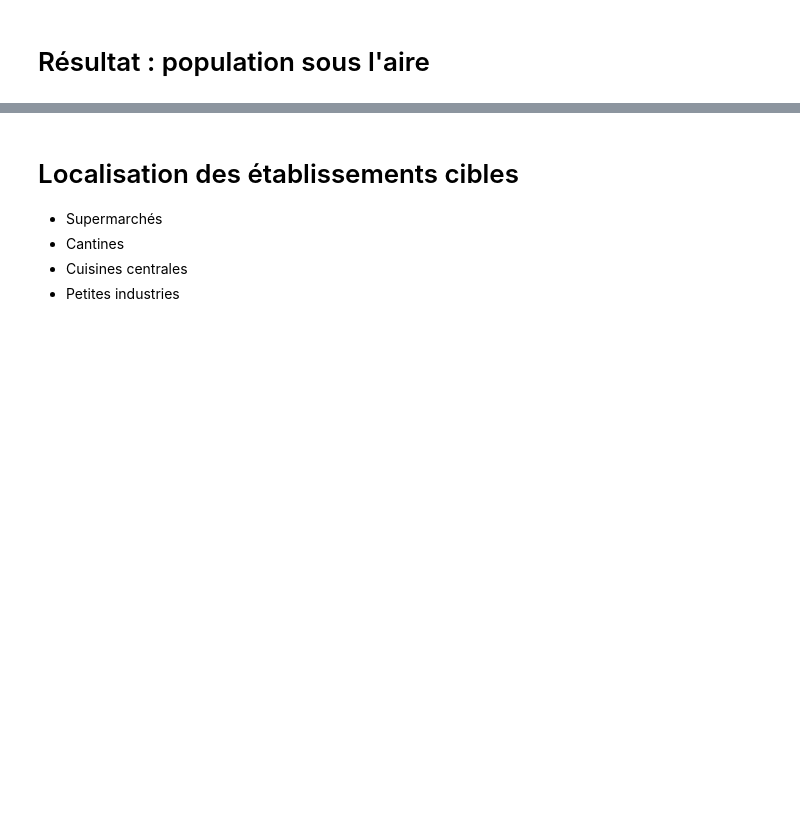
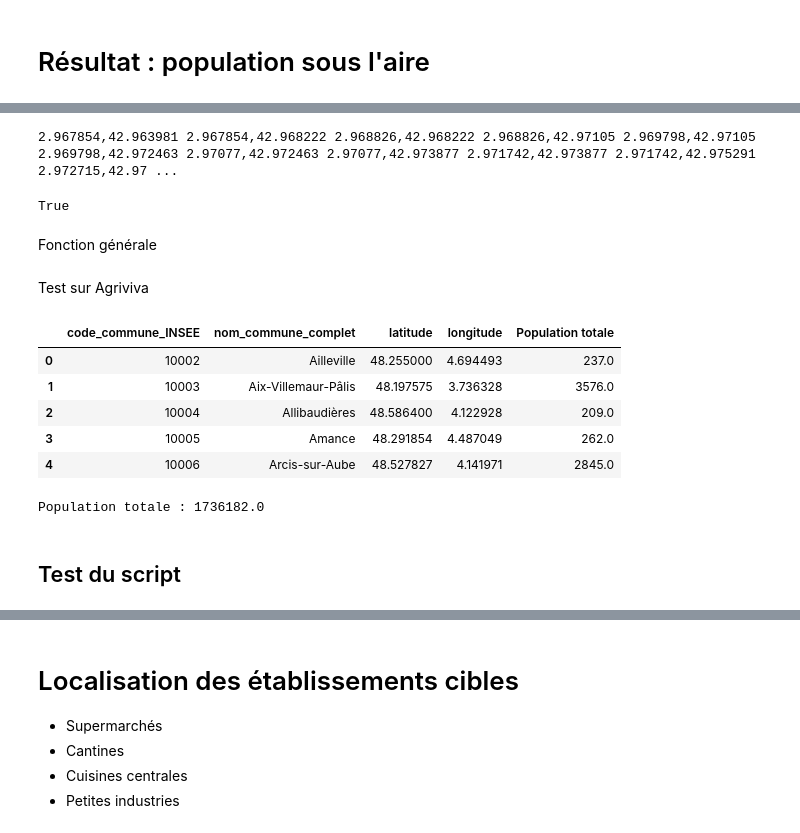
Before and after one commit to basile-desjuzeur/zone-de-chalandise, a Jupyter notebook: Notebooks/Clean données nationales.ipynb, the cells around one changed output, grey strips where cells are left out. Cells and saved outputs as stored; diff of their text form; code cells hidden in the pictures; blank space fills up the shorter version.

Commit message:
feat : get the population under a kml file

```diff
--- a/Notebooks/Clean données nationales.ipynb
+++ b/Notebooks/Clean données nationales.ipynb
@@ -226,0 +215,45 @@ No <coordinates> element found within any Polygon element in the KML file.
+# %%
+import geopandas as gpd
+from shapely.geometry import Point
+
+# Read the KML file
+file_path = "../Données sites/agriviva.kml"
+
+# parse the kml file
+from lxml import etree
+
+with open(file_path) as f:
+    doc = etree.parse(f)
+
+# get the coordinates, file is as follow :       <Polygon><outerBoundaryIs><LinearRing><coordinates>
+coordinates = doc.findall('.//{http://www.opengis.net/kml/2.2}coordinates')
+
+
+
+print(coordinates[0].text)
+# %% [output]
+2.967854,42.963981 2.967854,42.968222 2.968826,42.968222 2.968826,42.97105 2.969798,42.97105 2.969798,42.972463 2.97077,42.972463 2.97077,42.973877 2.971742,42.973877 2.971742,42.975291 2.972715,42.97 ...
+# %%
+from shapely.geometry import Polygon
+
+# Parse the coordinates
+coordinates = coordinates[0].text.split()
+
+# Create a list of (longitude, latitude) pairs
+points = [tuple(map(float, coord.split(','))) for coord in coordinates]
+
+# reverse the order of coordinates in a tuple
+points = [(y, x) for x, y in points]
+
+# Create the polygon
+polygon = Polygon(points)
+
+
+# check if a point is inside the polygon
+point = Point(43.6100709,3.83297)
+
+polygon.contains(point)
+# %% [output]
+True
+# %% [markdown]
+Fonction générale
@@ -226,0 +289,27 @@ No <coordinates> element found within any Polygon element in the KML file.
+# %% [markdown]
+Test sur Agriviva
+# %%
+import pandas as pd
+
+df = pd.read_csv('../Données nationales/population-par-commune.csv')
+
+
+df.head()
+# %% [output]
+|  | code_commune_INSEE | nom_commune_complet | latitude | longitude | Population totale |
+| 0 | 10002 | Ailleville | 48.255000 | 4.694493 | 237.0 |
+| 1 | 10003 | Aix-Villemaur-Pâlis | 48.197575 | 3.736328 | 3576.0 |
+| 2 | 10004 | Allibaudières | 48.586400 | 4.122928 | 209.0 |
+| 3 | 10005 | Amance | 48.291854 | 4.487049 | 262.0 |
+| 4 | 10006 | Arcis-sur-Aube | 48.527827 | 4.141971 | 2845.0 |
+# %%
+polygon = kml_to_polygon("../Données sites/agriviva.kml")
+
+
+df.est_dans_agriviva = df.apply(lambda x : is_in_polygon(polygon,Point(x.latitude,x.longitude)),axis=1)
+
+print("Population totale : "+str(df[df.est_dans_agriviva==True]['Population totale'].sum()))
+# %% [output]
+Population totale : 1736182.0
+# %% [markdown]
+## Test du script
```
Also changed, not shown: parts of 8 cells of this notebook, 2 other files.
